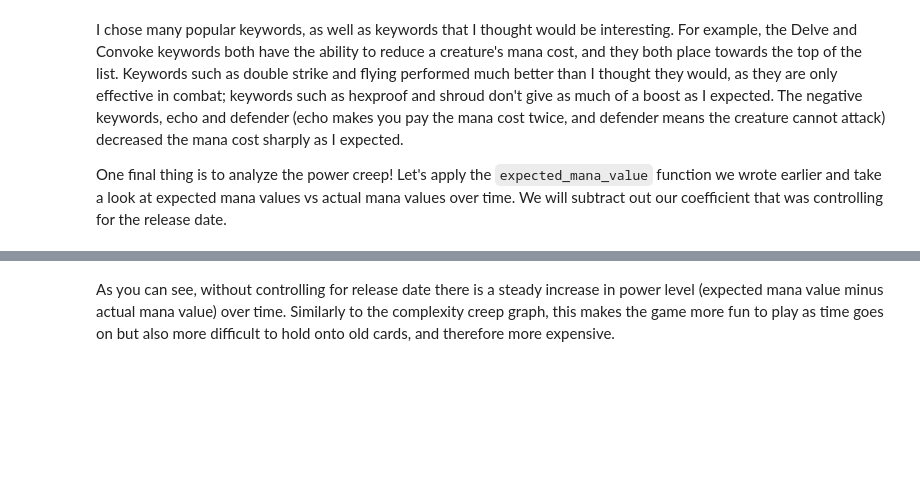
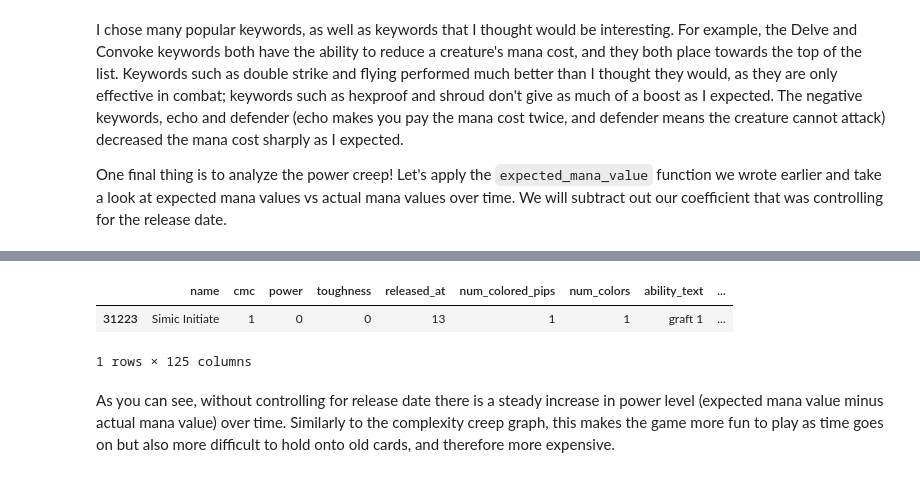
Before and after one commit to Innoviox/mtg-analyzer, a Jupyter notebook: mtganalyzer.ipynb, the cells around one changed output, grey strips where cells are left out. Saved outputs shown, nothing was run; the diff lists cells and outputs as text; code cells hidden in the pictures; blank space fills up the shorter version.

```diff
--- a/mtganalyzer.ipynb
+++ b/mtganalyzer.ipynb
@@ -655,7 +653,7 @@ I chose many popular keywords, as well as keywords that I thought would be inter
 
 One final thing is to analyze the power creep! Let's apply the `expected_mana_value` function we wrote earlier and take a look at expected mana values vs actual mana values over time. We will subtract out our coefficient that was controlling for the release date.
 # %%
-fv_one_hot_df['expected_mana_value'] = fv_one_hot_df.drop(columns=['name', 'cmc', 'ability_text']).apply(expected_mana_cost, axis=1)
+fv_one_hot_df['expected_mana_value'] = fv_one_hot_df.drop(columns=['name', 'cmc', 'ability_text', 'rarity_common']).apply(expected_mana_cost, axis=1)
 fv_one_hot_df['power_level'] = fv_one_hot_df['expected_mana_value'] - per_year * fv_one_hot_df['released_at'] - fv_one_hot_df['cmc']
 r = range(max(fv_one_hot_df['released_at']))
 plt.plot(r, [statistics.mean(fv_one_hot_df[fv_one_hot_df['released_at'] == i]['power_level']) for i in r])
@@ -714,3 +696,9 @@ fv_one_hot_df[fv_one_hot_df['ability_text'].str.contains("trample")].sort_values
+# %%
+fv_one_hot_df[fv_one_hot_df['ability_text'].str.contains("graft")].sort_values(by='name')
+# %% [output]
+|  | name | cmc | power | toughness | released_at | num_colored_pips | num_colors | ability_text | ... |
+| 31223 | Simic Initiate | 1 | 0 | 0 | 13 | 1 | 1 | graft 1 | ... |
+1 rows × 125 columns
 # %% [markdown]
 As you can see, without controlling for release date there is a steady increase in power level (expected mana value minus actual mana value) over time. Similarly to the complexity creep graph, this makes the game more fun to play as time goes on but also more difficult to hold onto old cards, and therefore more expensive.
 # %% [markdown]
```
Also changed, not shown: parts of 14 cells of this notebook, 1 other file.
